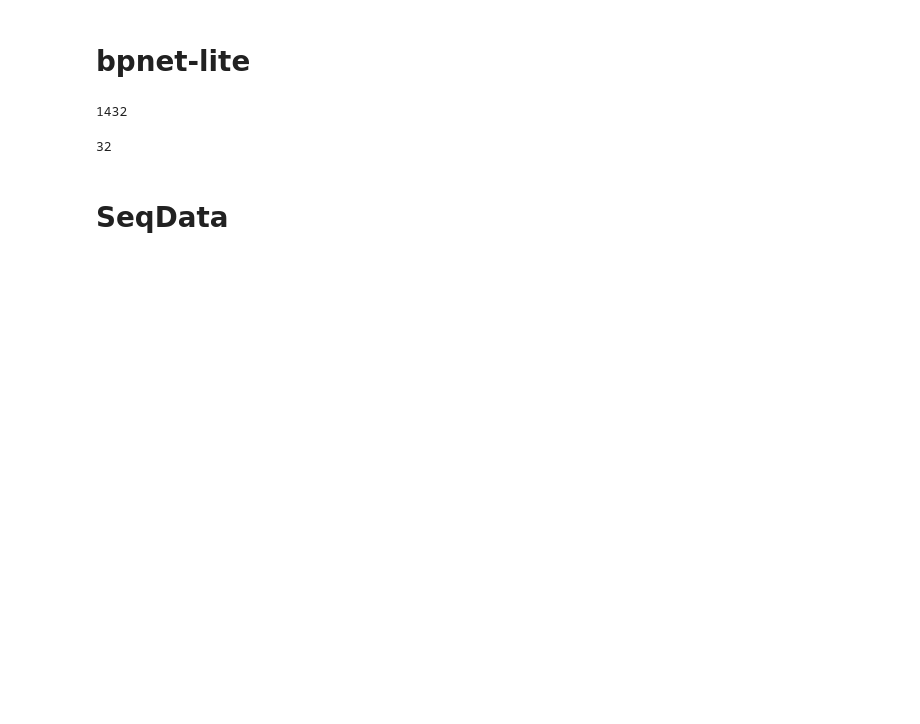
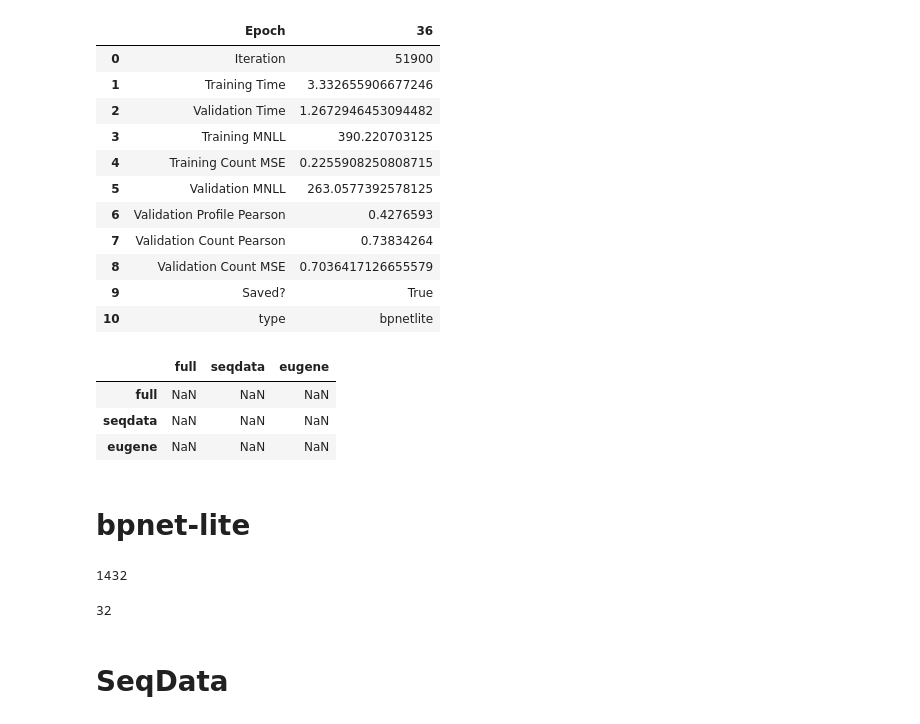
Before and after one commit to ML4GLand/EUGENe_paper, a Jupyter notebook: notebooks/bpnet/compare_results.ipynb, the cells around one changed output. Drawn from its saved outputs; the diff is of its cells as text; code cells hidden in the pictures; blank space fills up the shorter version.

```diff
--- a/notebooks/bpnet/compare_results.ipynb
+++ b/notebooks/bpnet/compare_results.ipynb
@@ -5,3 +27,25 @@ result_names = ["full", "eugene"]
+# %%
+pd.read_csv(f"/cellar/users/aklie/projects/ML4GLand/EUGENe_paper/logs/revision/bpnet/{result_name}/bpnet.{result_name}.log.final", sep="\t")
+# %% [output]
+|  | Epoch | 36 |
+| 0 | Iteration | 51900 |
+| 1 | Training Time | 3.332655906677246 |
+| 2 | Validation Time | 1.2672946453094482 |
+| 3 | Training MNLL | 390.220703125 |
+| 4 | Training Count MSE | 0.2255908250808715 |
+| 5 | Validation MNLL | 263.0577392578125 |
+| 6 | Validation Profile Pearson | 0.4276593 |
+| 7 | Validation Count Pearson | 0.73834264 |
+| 8 | Validation Count MSE | 0.7036417126655579 |
+| 9 | Saved? | True |
+| 10 | type | bpnetlite |
+# %%
+res_df
+# %% [output]
+|  | full | seqdata | eugene |
+| full | NaN | NaN | NaN |
+| seqdata | NaN | NaN | NaN |
+| eugene | NaN | NaN | NaN |
 # %%
 import os
 import torch
```
Also changed, not shown: parts of 4 cells of this notebook, 2 other files.
